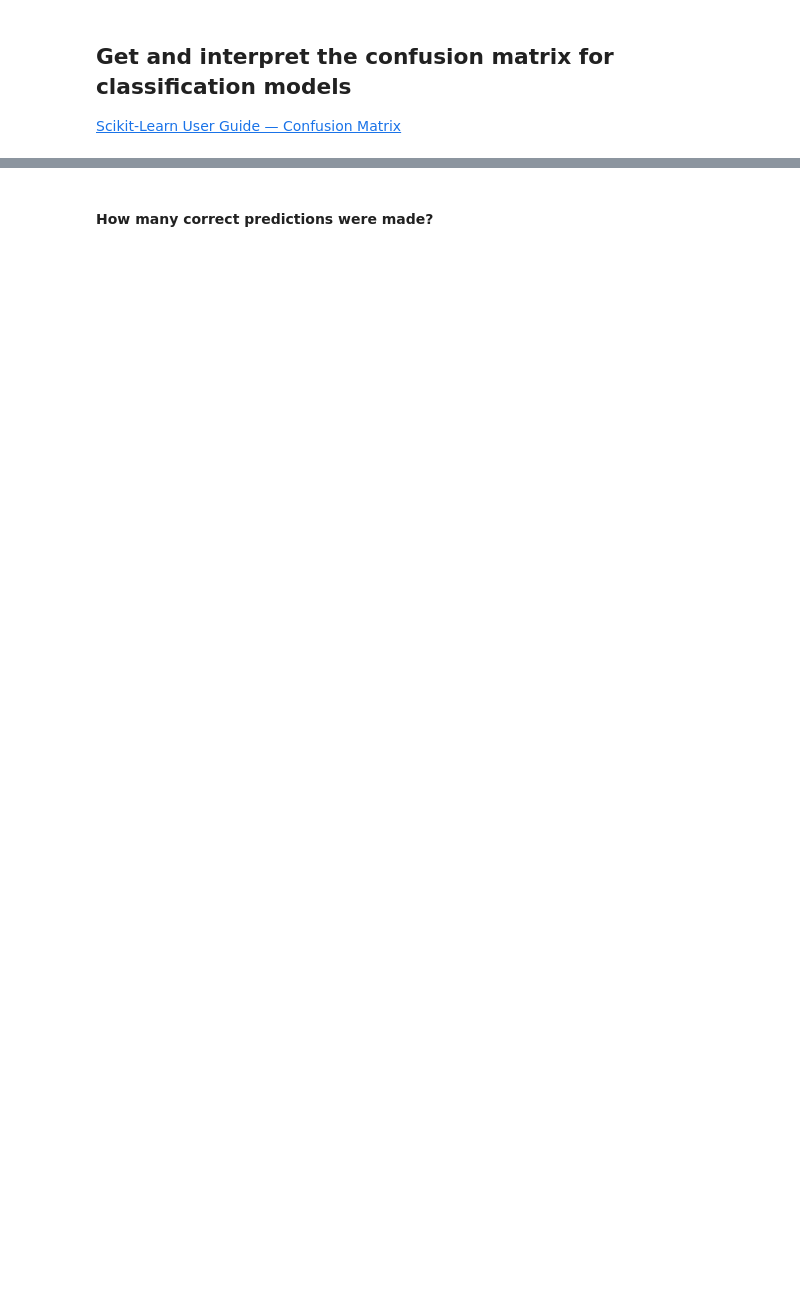
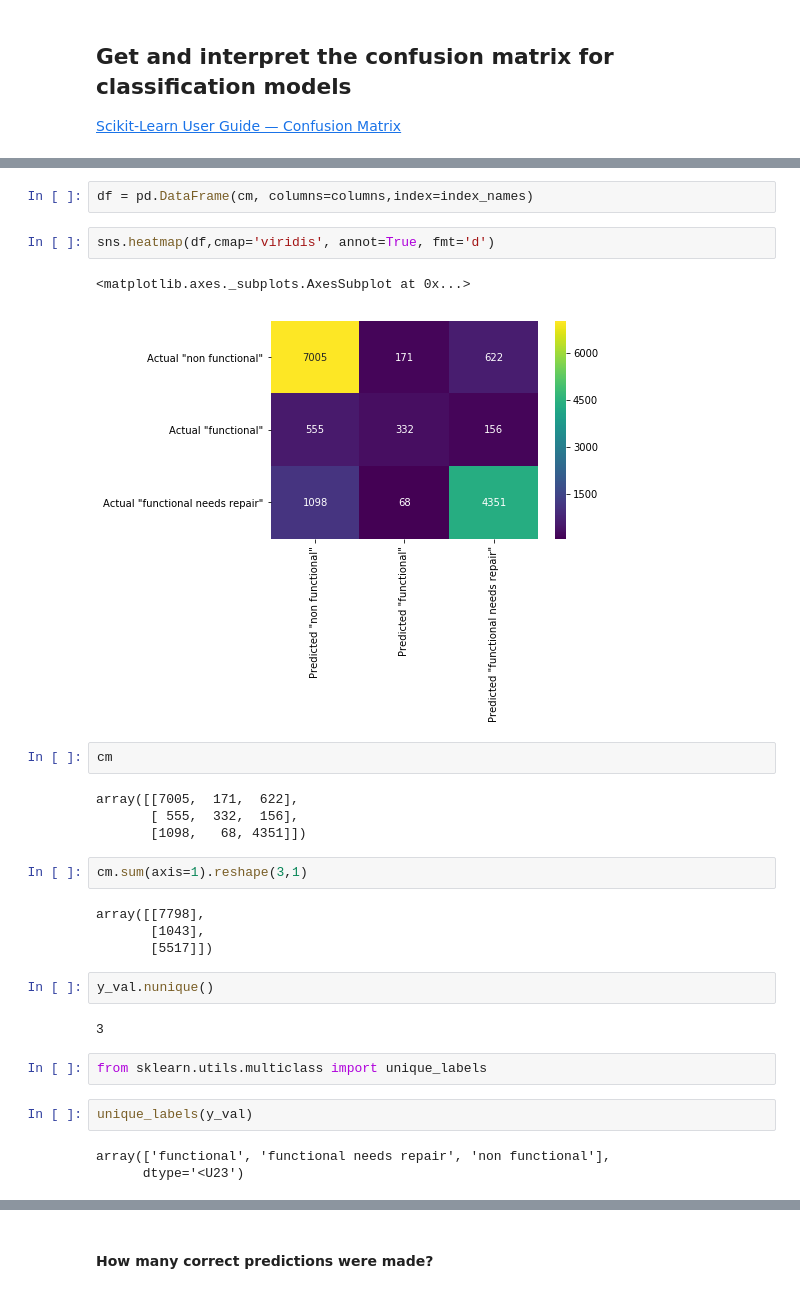
Before and after one commit to bloominstituteoftechnology/DS-Unit-2-Tree-Ensembles, a Jupyter notebook: module3-confusion-matrix/confusion_matrix.ipynb, the cells around one changed output, grey strips where cells are left out. Drawn from its saved outputs; the diff is of its cells as text; blank space fills up the shorter version.

```diff
--- a/module3-confusion-matrix/confusion_matrix.ipynb
+++ b/module3-confusion-matrix/confusion_matrix.ipynb
@@ -121,0 +156,30 @@ print('Validation Accuracy', accuracy_score(y_val, y_pred))
+# %%
+df = pd.DataFrame(cm, columns=columns,index=index_names)
+# %%
+sns.heatmap(df,cmap='viridis', annot=True, fmt='d')
+# %% [output]
+<matplotlib.axes._subplots.AxesSubplot at 0x...>
+[figure, added]
+# %%
+cm
+# %% [output]
+array([[7005,  171,  622],
+       [ 555,  332,  156],
+       [1098,   68, 4351]])
+# %%
+cm.sum(axis=1).reshape(3,1)
+# %% [output]
+array([[7798],
+       [1043],
+       [5517]])
+# %%
+y_val.nunique()
+# %% [output]
+3
+# %%
+from sklearn.utils.multiclass import unique_labels
+# %%
+unique_labels(y_val)
+# %% [output]
+array(['functional', 'functional needs repair', 'non functional'],
+      dtype='<U23')
```
Also changed, not shown: parts of 35 cells of this notebook.
